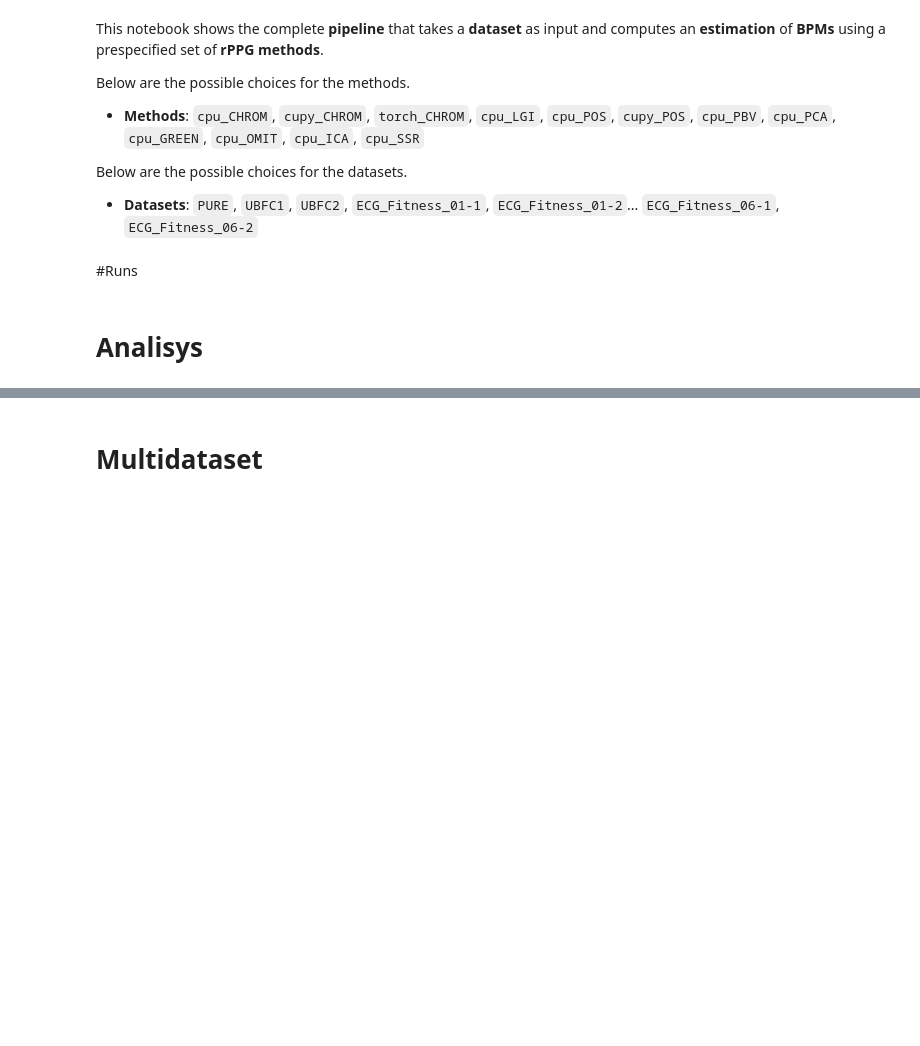
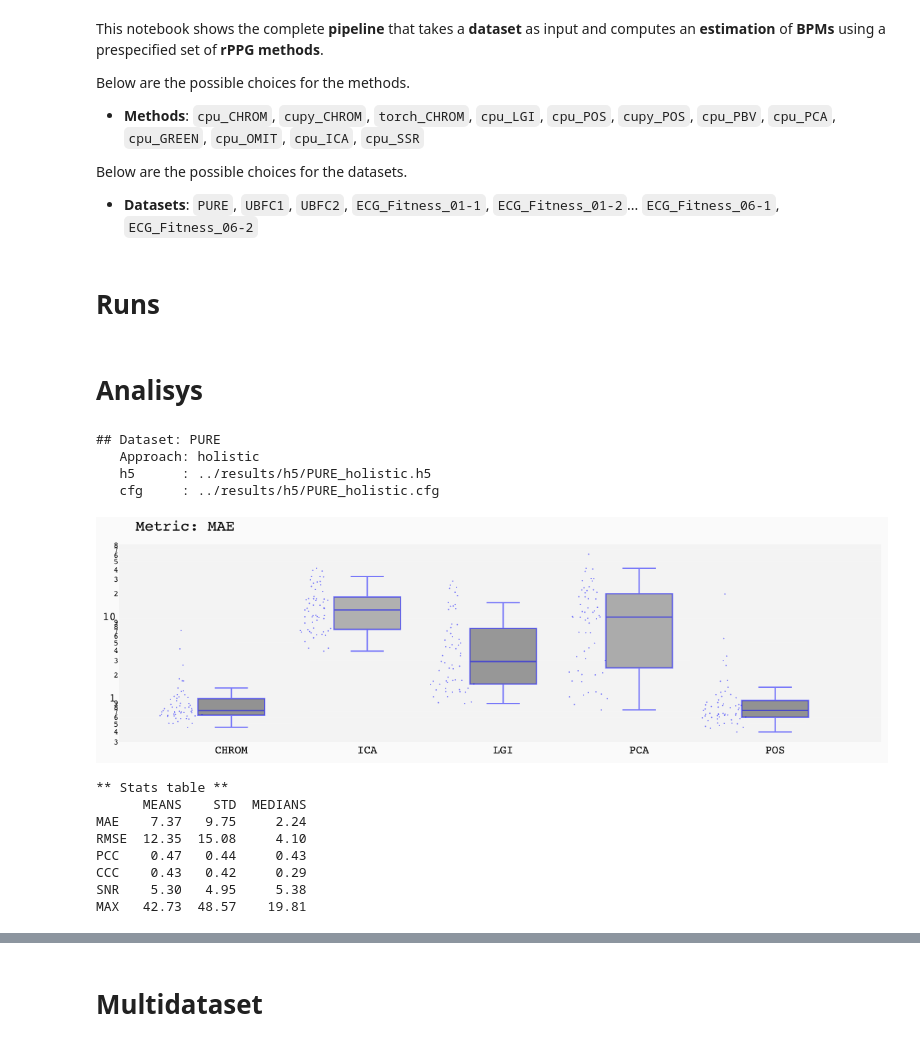
Before and after one commit to phuselab/pyVHR, a Jupyter notebook: notebooks/pyVHR_run_on_dataset.ipynb, the cells around one changed output, grey strips where cells are left out. Cells and saved outputs as stored; diff of their text form; code cells hidden in the pictures; blank space fills up the shorter version.

```diff
--- a/notebooks/pyVHR_run_on_dataset.ipynb
+++ b/notebooks/pyVHR_run_on_dataset.ipynb
@@ -9,6 +9,11 @@ from pyVHR.plot.visualize import *
 import os
 import pandas as pd
 import plotly.express as px
+from numpy import round as r
+import plotly.io as pio
+
+# set the right renderer for plotly: 'jupyterlab', 'colab', etc
+pio.renderers.default = 'jupyterlab'
 
 # main functions
 
@@ -20,7 +25,6 @@ def ANALYSIS(dataset, approach, metrics=['MAE'], j_data=False, writeFile=False):
     print('## Dataset: ' + dataset)
     print('   Approach: ' + approach)
     path = path_results + dataset + "_" + approach + ".h5"
-    filenameH5 = os.path.join(cd, path)
     print('   h5      :', path)
     cfg = path_results + dataset + "_" + approach + ".cfg"
     print('   cfg     :', cfg, end='\n\n')
@@ -28,8 +32,9 @@ def ANALYSIS(dataset, approach, metrics=['MAE'], j_data=False, writeFile=False):
     print('## Path dir: ' + dataset)
     print('   Approach: ' + approach)
     path = path_results + dataset
-    filenameH5 = os.path.join(cd, path)
     print('   path  = ', path)
+
+  filenameH5 = os.path.join(cd, path)
 
   # boxplot
   for m in metrics:
@@ -39,7 +44,7 @@ def ANALYSIS(dataset, approach, metrics=['MAE'], j_data=False, writeFile=False):
     else:
       scale = 'linear'
     fig = st.displayBoxPlot(metric=m, scale=scale)
-    fig.show(renderer = "colab")
+    fig.show()
     if writeFile:
       filenamePNG = path_results + dataset + "_" + approach + "_" + m + "_MAE.png"
       fig.write_image(filenamePNG)
@@ -50,23 +55,27 @@ def STATS(dataset, approach='clustering'):
   cd = os.getcwd() # current dir
   path = path_results + dataset + "_" + approach + ".h5"
   df = pd.read_hdf(os.path.join(cd, path))
-  MAE_mean, MAE_std, MAE_median = np.round(df['MAE'].mean()[0],2),     np.round(df['MAE'].std(),2),  np.round(df['MAE'].median(),2)
-  RMSE_mean, RMSE_std, RMSE_median = np.round(df['RMSE'].mean()[0],2), np.round(df['RMSE'].std(),2), np.round(df['RMSE'].median(),2)
-  PCC_mean, PCC_std, PCC_median = np.round(df['PCC'].mean()[0],2),     np.round(df['PCC'].std(),2),  np.round(df['PCC'].median(),2)
-  CCC_mean, CCC_std, CCC_median = np.round(df['CCC'].mean()[0],2),     np.round(df['CCC'].std(),2),  np.round(df['CCC'].median(),2)
-  SNR_mean, SNR_std, SNR_median = np.round(df['SNR'].mean()[0],2),     np.round(df['SNR'].std(),2),  np.round(df['SNR'].median(),2)
-  MAX_mean, MAX_std, MAX_median = np.round(df['MAX'].mean()[0],2),     np.round(df['MAX'].std(),2),  np.round(df['MAX'].median(),2)
 
+  # compute errors
+  MAE_mean, MAE_std, MAE_median =    r(df['MAE'].mean()[0],2),  r(df['MAE'].std(),2),  r(df['MAE'].median(),2)
+  RMSE_mean, RMSE_std, RMSE_median = r(df['RMSE'].mean()[0],2), r(df['RMSE'].std(),2), r(df['RMSE'].median(),2)
+  PCC_mean, PCC_std, PCC_median =    r(df['PCC'].mean()[0],2),  r(df['PCC'].std(),2),  r(df['PCC'].median(),2)
+  CCC_mean, CCC_std, CCC_median =    r(df['CCC'].mean()[0],2),  r(df['CCC'].std(),2),  r(df['CCC'].median(),2)
+  SNR_mean, SNR_std, SNR_median =    r(df['SNR'].mean()[0],2),  r(df['SNR'].std(),2),  r(df['SNR'].median(),2)
+  MAX_mean, MAX_std, MAX_median =    r(df['MAX'].mean()[0],2),  r(df['MAX'].std(),2),  r(df['MAX'].median(),2)
+
+ # print table
   table = [[MAE_mean, MAE_std, MAE_median], [RMSE_mean, RMSE_std, RMSE_median], [PCC_mean, PCC_std, PCC_median],
            [CCC_mean, CCC_std, CCC_median], [SNR_mean, SNR_std, SNR_median], [MAX_mean, MAX_std, MAX_median]]
   stats = pd.DataFrame(table, columns = [ 'MEANS', 'STD', 'MEDIANS'], index=['MAE', 'RMSE', 'PCC', 'CCC', 'SNR', 'MAX'])
-
   print('\n** Stats table **')
   print(stats)
+
 
 def RUN(dataset, method):
   """Run methods on a dataset"""
 
+  # set paths
   print('## Dataset: ' + dataset)
   print('Using...')
   cd = os.getcwd() # current dir
@@ -85,15 +94,17 @@ def RUN(dataset, method):
 def DETAILS(dataset, method, metric='MAE'):
   """Show performance details on each video of the dataset"""
 
-  #filenameH5 = path_results + dataset + "_" + method + ".h5"
+  # set paths
   cd = os.getcwd() # current dir
   path = path_results + dataset + "_" + method + ".h5"
   print('## Dataset: ' + dataset)
   print('   filename h5: ', path)
   df = pd.read_hdf(os.path.join(cd, path))
   datasetname = df['dataset'][0].upper()
-  mets = set(list(df['method']))
-  for m in mets:
+  methods = set(list(df['method']))
+
+  # loop on methods
+  for m in methods:
     print('   method     :', m)
     vals = df[df['method'] == m][metric]
     fvideos = df[df['method'] == m]['videoFilename']
@@ -106,7 +117,7 @@ def DETAILS(dataset, method, metric='MAE'):
       y.append(vals[i][0])
     fig = px.bar(x=x, y=y, title='dataset: ' + datasetname + ' method: ' + m)
     fig.update_xaxes(type='category')
-    fig.show(renderer = "colab")
+    fig.show()
 # %% [markdown]
 This notebook shows the complete **pipeline** that takes a **dataset** as input and computes an **estimation** of **BPMs** using a prespecified set of **rPPG** **methods**.
 
@@ -116,7 +127,7 @@ Below are the possible choices for the methods.
 Below are the possible choices for the datasets.
 * **Datasets**: `PURE`, `UBFC1`, `UBFC2`, `ECG_Fitness_01-1`, `ECG_Fitness_01-2`... `ECG_Fitness_06-1`, `ECG_Fitness_06-2`
 # %% [markdown]
-#Runs
+# Runs
 # %%
 # run on dataset
 
@@ -206,11 +217,25 @@ path_results = "results/cfg/" # general path for cfg
 # %%
 ## -- Holistic
 
-path_results = "results/h5/" # general path for cfg# general path for data
+path_results = "../results/h5/" # general path for cfg# general path for data
 
-dataset = 'UBFC2'
+dataset = 'PURE'
 ANALYSIS(dataset, 'holistic', metrics=['MAE'])
 STATS(dataset, approach='holistic')
+# %% [output]
+## Dataset: PURE
+   Approach: holistic
+   h5      : ../results/h5/PURE_holistic.h5
+   cfg     : ../results/h5/PURE_holistic.cfg
+[figure, added]
+** Stats table **
+      MEANS    STD  MEDIANS
+MAE    7.37   9.75     2.24
+RMSE  12.35  15.08     4.10
+PCC    0.47   0.44     0.43
+CCC    0.43   0.42     0.29
+SNR    5.30   4.95     5.38
+MAX   42.73  48.57    19.81
 # %%
 ## -- Median
 ANALYSIS(dataset, 'median', metrics=['MAE'])
```
Also changed, not shown: parts of 9 cells of this notebook, 3 other files.
